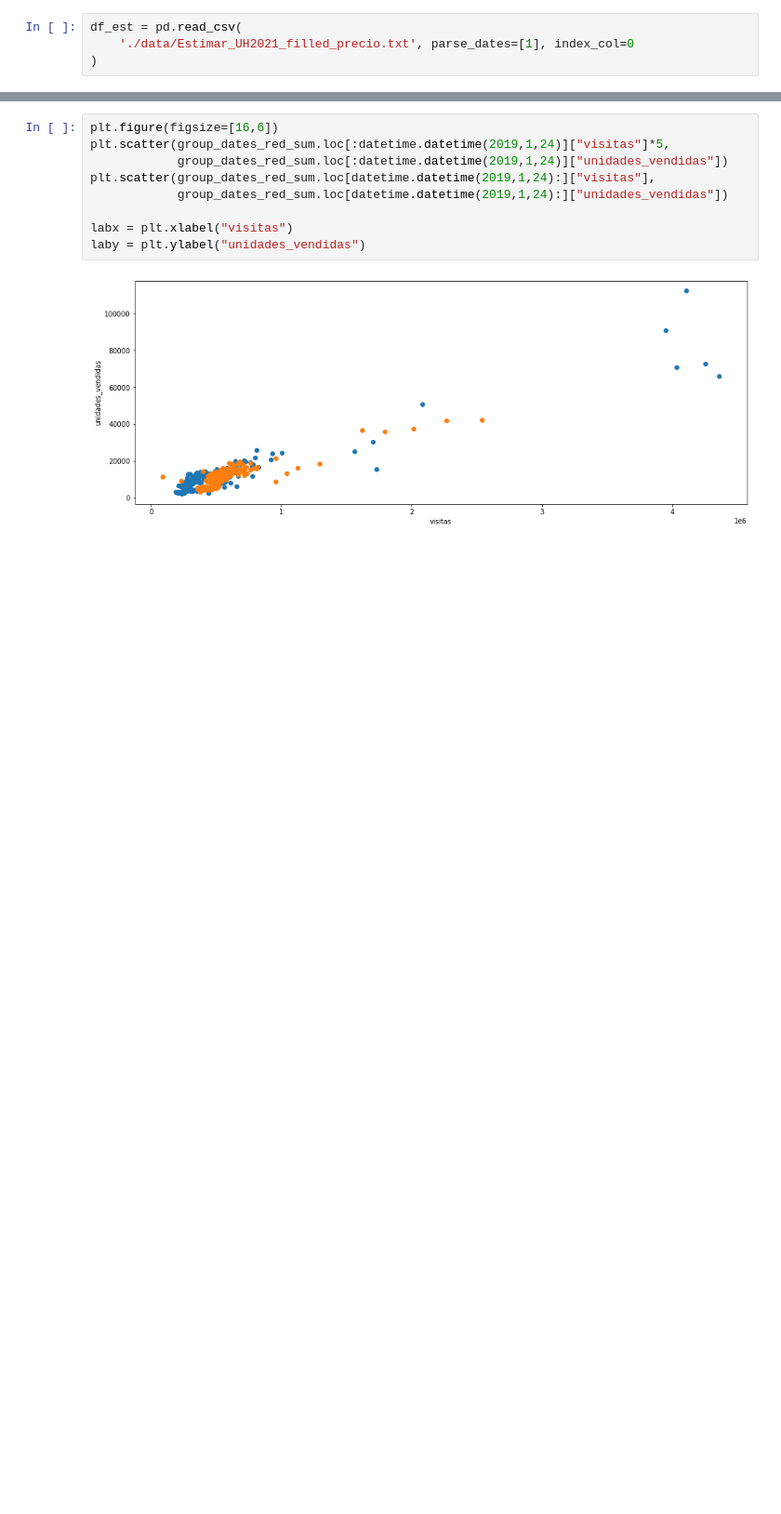
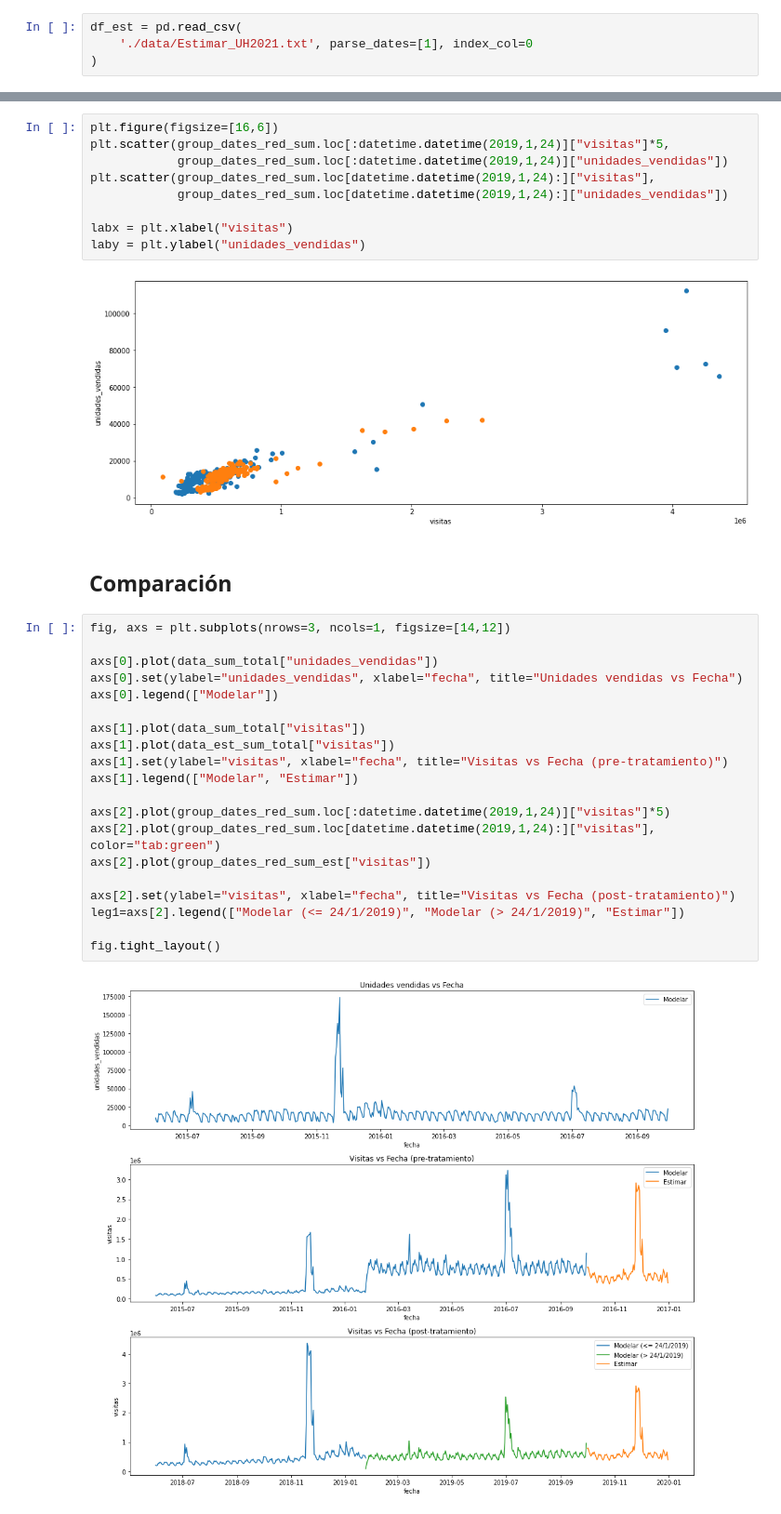
Before and after one commit to Nerucius/2021.ubdatathon, a Jupyter notebook: Atmira_Universitat de Barcelona_Equip Autoestima_Script Exploración.ipynb, the cells around one changed output, grey strips where cells are left out. Shown at 93% size. Cells and saved outputs as stored; diff of their text form; blank space fills up the shorter version.

```diff
--- a/Atmira_Universitat de Barcelona_Equip Autoestima_Script Exploración.ipynb
+++ b/Atmira_Universitat de Barcelona_Equip Autoestima_Script Exploración.ipynb
@@ -29,5 +65,5 @@ df = pd.read_csv(
 )
 # %%
 df_est = pd.read_csv(
-    './data/Estimar_UH2021_filled_precio.txt', parse_dates=[1], index_col=0
+    './data/Estimar_UH2021.txt', parse_dates=[1], index_col=0
 )
@@ -411,3 +451,27 @@ labx = plt.xlabel("visitas")
 laby = plt.ylabel("unidades_vendidas")
 # %% [output]
 [figure]
+# %% [markdown]
+## Comparación
+# %%
+fig, axs = plt.subplots(nrows=3, ncols=1, figsize=[14,12])
+
+axs[0].plot(data_sum_total["unidades_vendidas"])
+axs[0].set(ylabel="unidades_vendidas", xlabel="fecha", title="Unidades vendidas vs Fecha")
+axs[0].legend(["Modelar"])
+
+axs[1].plot(data_sum_total["visitas"])
+axs[1].plot(data_est_sum_total["visitas"])
+axs[1].set(ylabel="visitas", xlabel="fecha", title="Visitas vs Fecha (pre-tratamiento)")
+axs[1].legend(["Modelar", "Estimar"])
+
+axs[2].plot(group_dates_red_sum.loc[:datetime.datetime(2019,1,24)]["visitas"]*5)
+axs[2].plot(group_dates_red_sum.loc[datetime.datetime(2019,1,24):]["visitas"], color="tab:green")
+axs[2].plot(group_dates_red_sum_est["visitas"])
+
+axs[2].set(ylabel="visitas", xlabel="fecha", title="Visitas vs Fecha (post-tratamiento)")
+leg1=axs[2].legend(["Modelar (<= 24/1/2019)", "Modelar (> 24/1/2019)", "Estimar"])
+
+fig.tight_layout()
+# %% [output]
+[figure, added]
```
Also changed, not shown: parts of 9 cells of this notebook.
